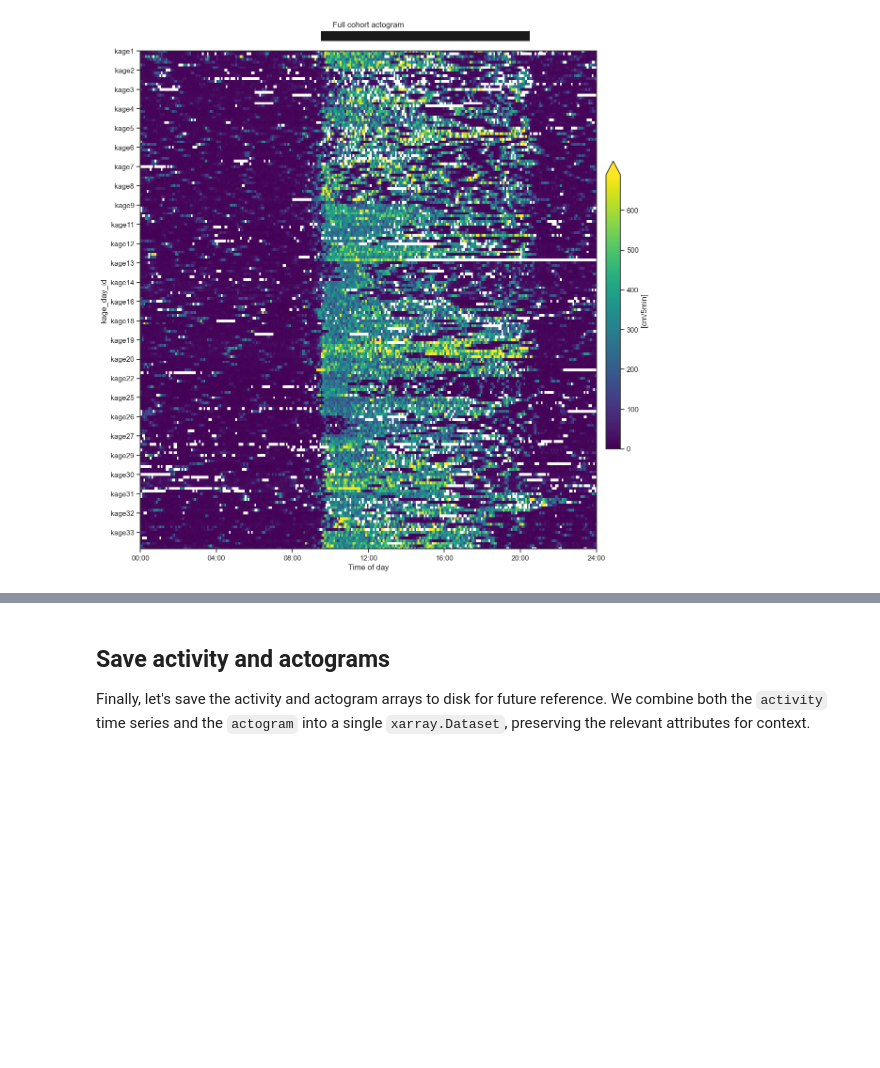
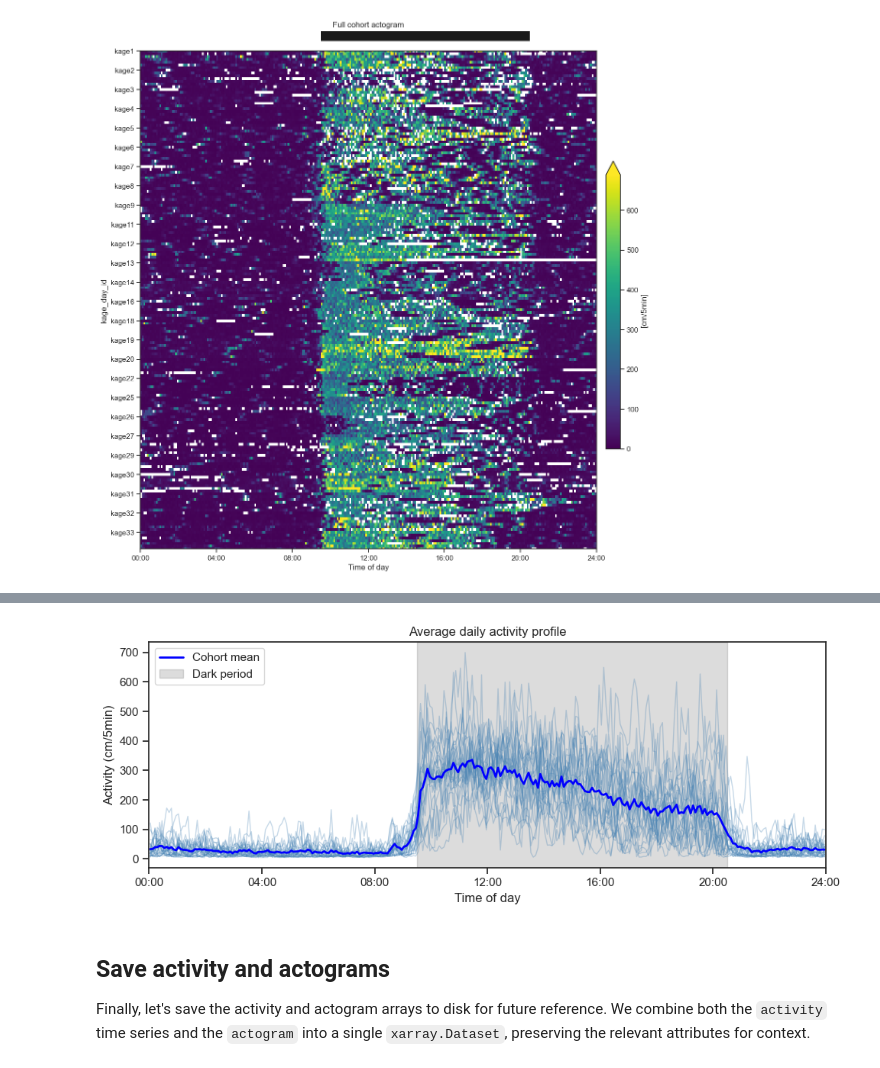
Before and after one commit to neuroinformatics-unit/smart-kages-movement, a Jupyter notebook: notebooks/06_actograms.ipynb, the cells around one changed output, grey strips where cells are left out. Cells and saved outputs as stored; diff of their text form; code cells hidden in the pictures; blank space fills up the shorter version.

```diff
--- a/notebooks/06_actograms.ipynb
+++ b/notebooks/06_actograms.ipynb
@@ -177,3 +186,11 @@ _ = plot_actogram_cohort(
+# %%
+_ = plot_mean_daily_activity_profile(
+    actogram,
+    dark_period=DARK_PERIOD,
+    save_path=best_week_dir / "mean_daily_activity_profile.png",
+)
+# %% [output]
+[figure, added]
 # %% [markdown]
 ## Save activity and actograms
 
```
Also changed, not shown: parts of 4 cells of this notebook, 4 other files.
